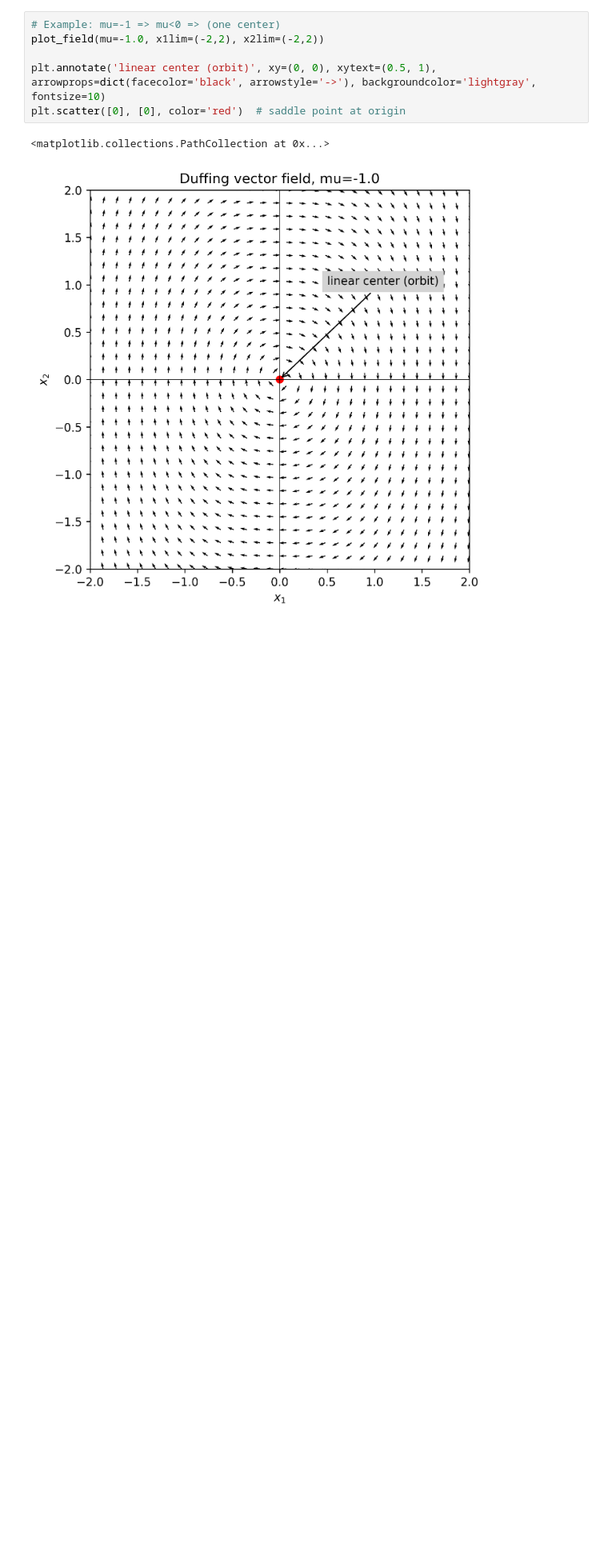
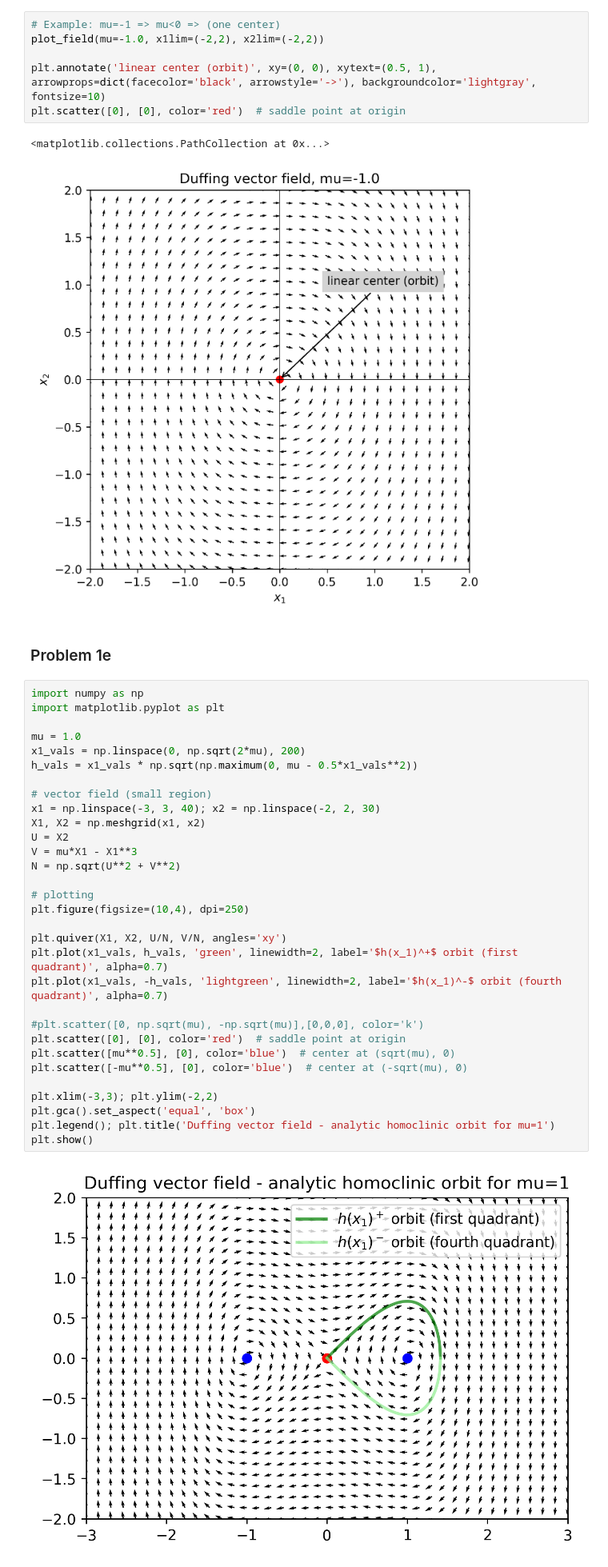
Before and after one commit to JeppeKlitgaard/DTU-01617-Introduction-to-Dynamical-Systems, a Jupyter notebook: assignment_2/assign2.ipynb, the cells around one changed output. Shown at 80% size. Drawn from its saved outputs; the diff is of its cells as text; blank space fills up the shorter version.

Commit message:
finished problem 1

```diff
--- a/assignment_2/assign2.ipynb
+++ b/assignment_2/assign2.ipynb
@@ -52,3 +52,38 @@ plt.scatter([0], [0], color='red')  # saddle point at origin
 # %% [output]
 <matplotlib.collections.PathCollection at 0x...>
 [figure]
+# %% [markdown]
+### Problem 1e
+# %%
+import numpy as np
+import matplotlib.pyplot as plt
+
+mu = 1.0
+x1_vals = np.linspace(0, np.sqrt(2*mu), 200)
+h_vals = x1_vals * np.sqrt(np.maximum(0, mu - 0.5*x1_vals**2))
+
+# vector field (small region)
+x1 = np.linspace(-3, 3, 40); x2 = np.linspace(-2, 2, 30)
+X1, X2 = np.meshgrid(x1, x2)
+U = X2
+V = mu*X1 - X1**3
+N = np.sqrt(U**2 + V**2)
+
+# plotting
+plt.figure(figsize=(10,4), dpi=250)
+
+plt.quiver(X1, X2, U/N, V/N, angles='xy')
+plt.plot(x1_vals, h_vals, 'green', linewidth=2, label='$h(x_1)^+$ orbit (first quadrant)', alpha=0.7)
+plt.plot(x1_vals, -h_vals, 'lightgreen', linewidth=2, label='$h(x_1)^-$ orbit (fourth quadrant)', alpha=0.7)
+
+#plt.scatter([0, np.sqrt(mu), -np.sqrt(mu)],[0,0,0], color='k')
+plt.scatter([0], [0], color='red')  # saddle point at origin
+plt.scatter([mu**0.5], [0], color='blue')  # center at (sqrt(mu), 0)
+plt.scatter([-mu**0.5], [0], color='blue')  # center at (-sqrt(mu), 0)
+
+plt.xlim(-3,3); plt.ylim(-2,2)
+plt.gca().set_aspect('equal', 'box')
+plt.legend(); plt.title('Duffing vector field - analytic homoclinic orbit for mu=1')
+plt.show()
+# %% [output]
+[figure, added]
```
Also changed, not shown: 2 other files.
